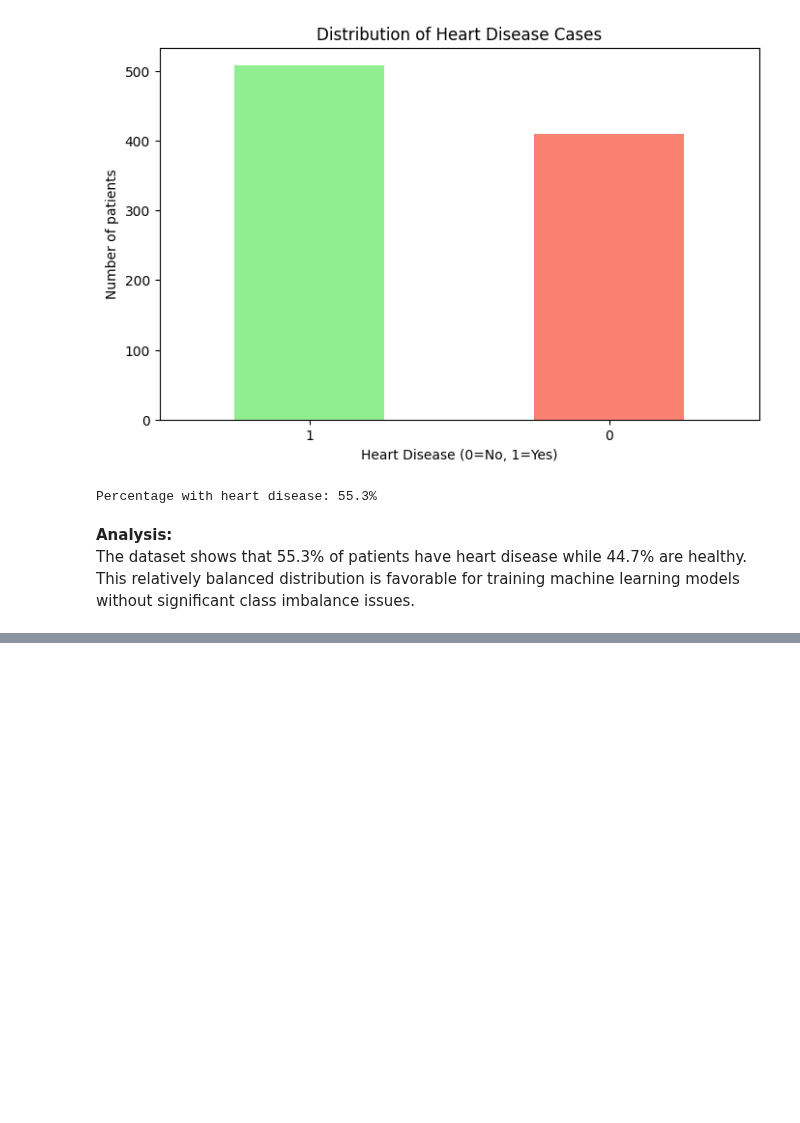
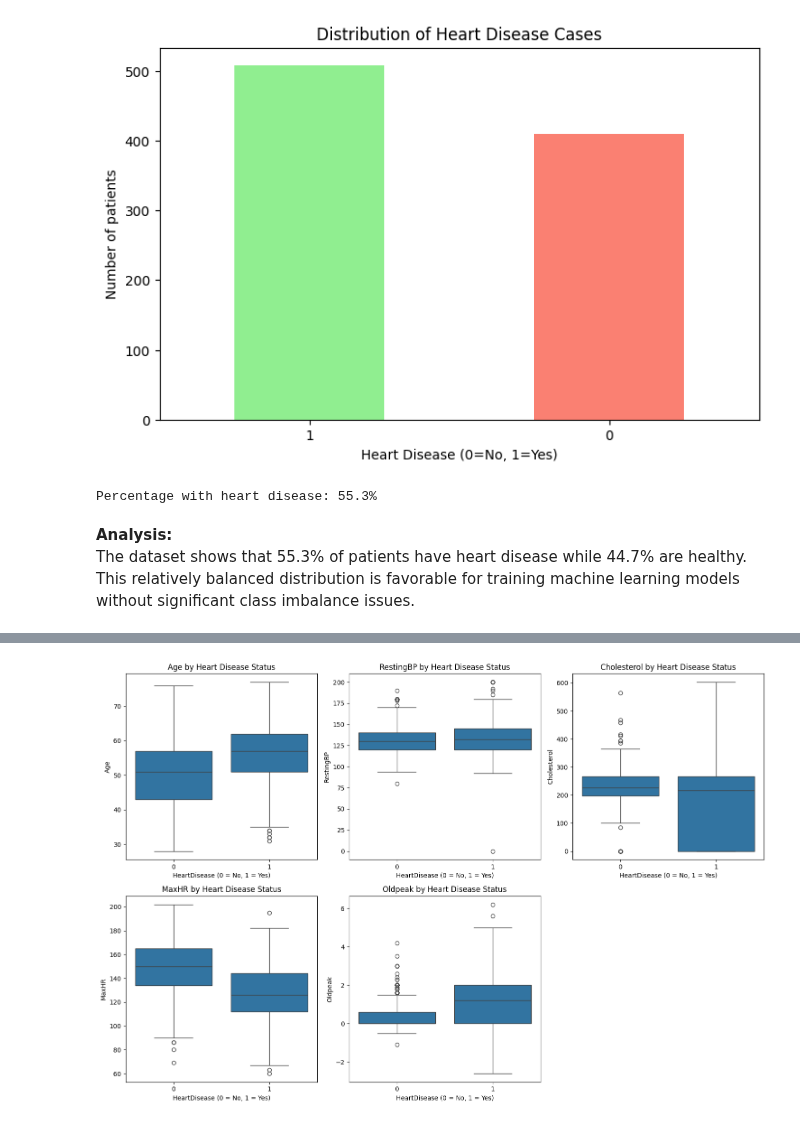
Before and after one commit to AishwaryaAshok846/Heart-Disease-Prediction, a Jupyter notebook: heart_disease_prediction.ipynb, the cells around one changed output, grey strips where cells are left out. Cells and saved outputs as stored; diff of their text form; code cells hidden in the pictures; blank space fills up the shorter version.

```diff
--- a/heart_disease_prediction.ipynb
+++ b/heart_disease_prediction.ipynb
@@ -154,0 +195,20 @@ The dataset shows that 55.3% of patients have heart disease while 44.7% are heal
+# %%
+# Create figure for multiple box plots
+plt.figure(figsize=(15, 10))
+
+# List of continuous features to analyze
+continuous_features = ["Age", "RestingBP", "Cholesterol", "MaxHR", "Oldpeak"]
+
+# Create box plot for each feature
+for i, feature in enumerate(continuous_features, 1):
+    plt.subplot(2, 3, i)
+    sns.boxplot(x="HeartDisease", y=feature, data=df)
+    plt.title(f"{feature} by Heart Disease Status")
+    plt.xlabel("HeartDisease (0 = No, 1 = Yes)")
+    plt.ylabel(feature)
+
+# Adjust spacing between plots
+plt.tight_layout()
+plt.show()
+# %% [output]
+[figure, added]
```
Also changed, not shown: parts of 11 cells of this notebook.
